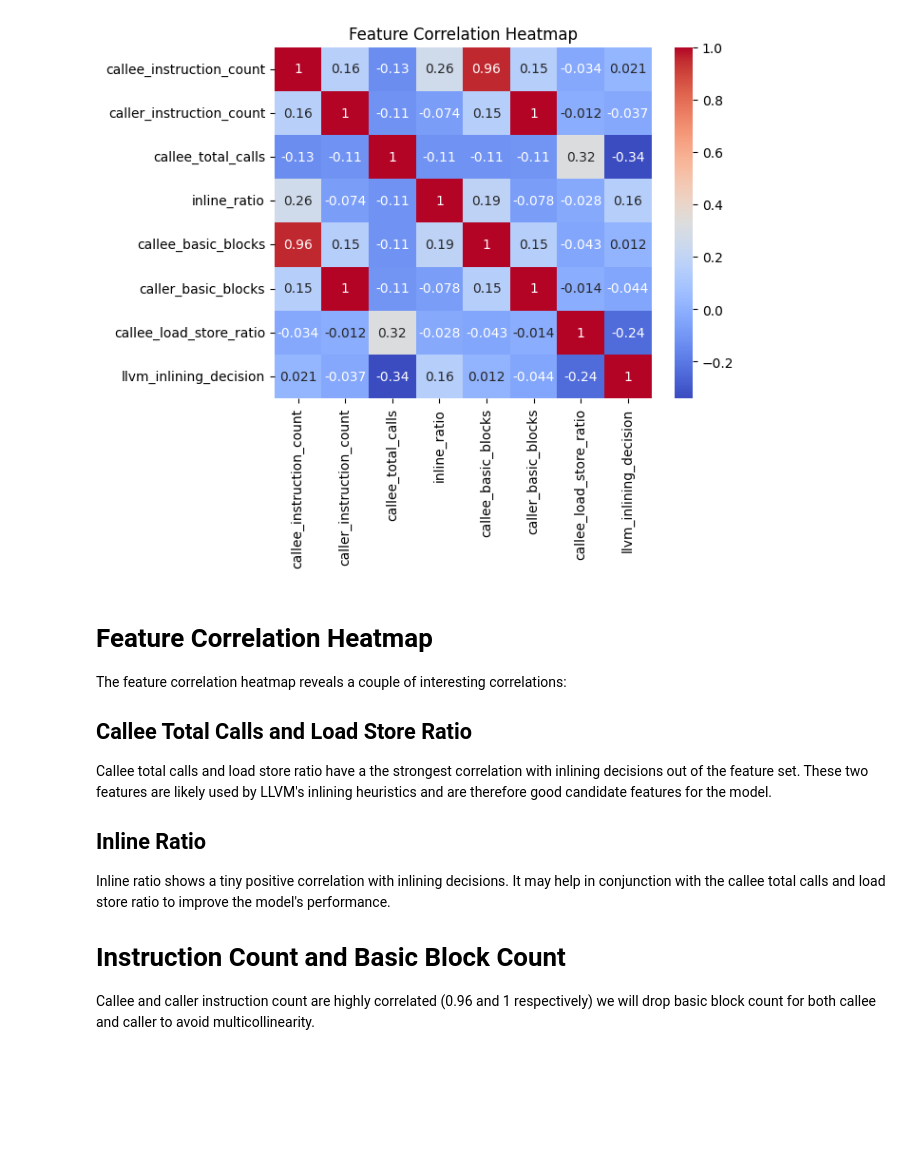
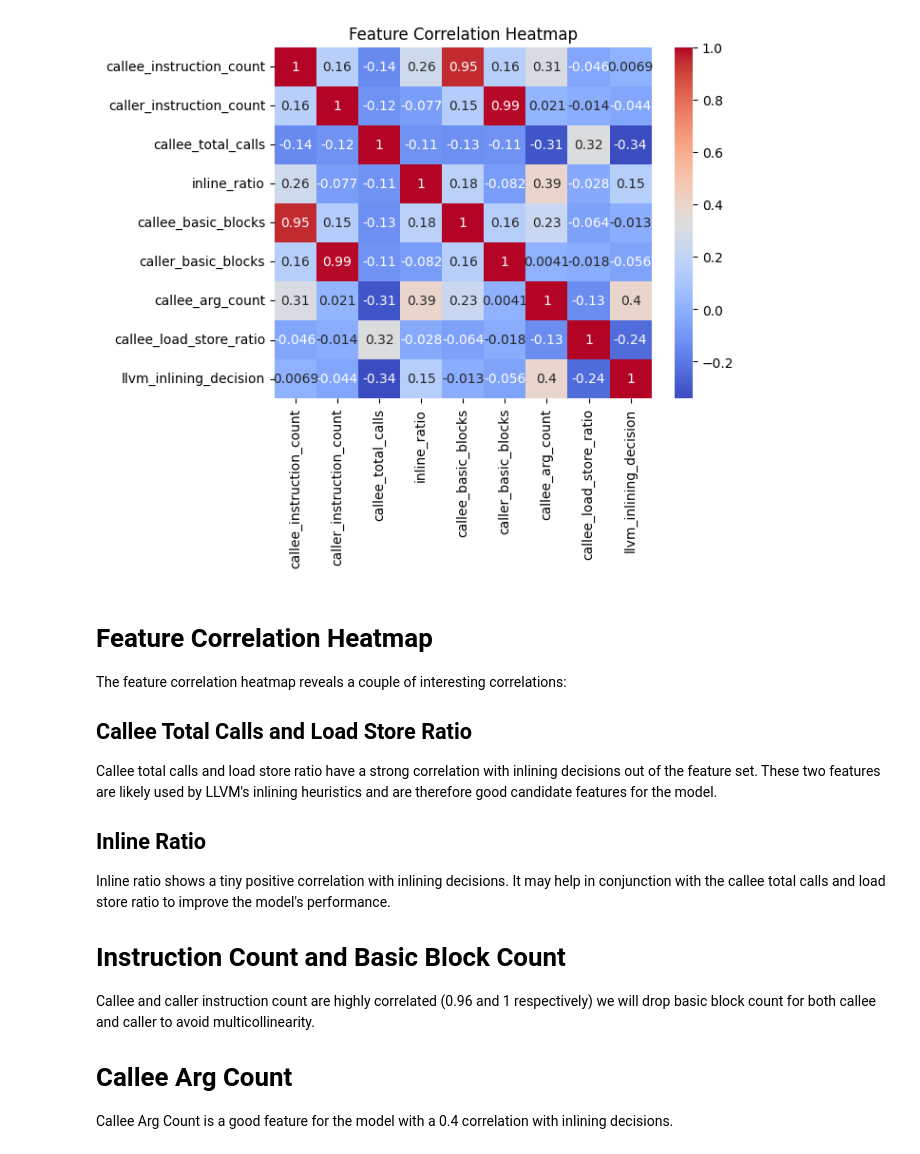
Before and after one commit to eckertliam/inline-ml, a Jupyter notebook: feature_selection.ipynb, the cells around one changed output. Drawn from its saved outputs; the diff is of its cells as text; code cells hidden in the pictures; blank space fills up the shorter version.

```diff
--- a/feature_selection.ipynb
+++ b/feature_selection.ipynb
@@ -6,32 +9,36 @@ import matplotlib.pyplot as plt
 df = pd.read_csv("data/csv/data.csv")
 # %%
 # Feature Correlation Heatmap
-corr_df = df.drop(
+corr_df = df.copy()
+corr_df = corr_df.drop(
     columns=[
         "callee_name",
         "caller_name",
         "callee_is_recursive",
-        "callee_marked_inline",
-        "callee_arg_count",
     ]
-).corr()
+)
+
+corr_df = corr_df.corr()
 sns.heatmap(corr_df, annot=True, cmap="coolwarm")
 plt.title("Feature Correlation Heatmap")
 plt.show()
 # %% [output]
-[figure, old version]
+[figure, new version]
 # %% [markdown]
 # Feature Correlation Heatmap
 The feature correlation heatmap reveals a couple of interesting correlations:
 
 ## Callee Total Calls and Load Store Ratio
-Callee total calls and load store ratio have a the strongest correlation with inlining decisions out of the feature set. These two features are likely used by LLVM's inlining heuristics and are therefore good candidate features for the model.
+Callee total calls and load store ratio have a strong correlation with inlining decisions out of the feature set. These two features are likely used by LLVM's inlining heuristics and are therefore good candidate features for the model.
 
 ## Inline Ratio
 Inline ratio shows a tiny positive correlation with inlining decisions. It may help in conjunction with the callee total calls and load store ratio to improve the model's performance.
 
 # Instruction Count and Basic Block Count
 Callee and caller instruction count are highly correlated (0.96 and 1 respectively) we will drop basic block count for both callee and caller to avoid multicollinearity.
+
+# Callee Arg Count
+Callee Arg Count is a good feature for the model with a 0.4 correlation with inlining decisions.
 # %%
 from xgboost import XGBClassifier, plot_importance
 
```
Also changed, not shown: parts of 6 cells of this notebook, 9 other files.
